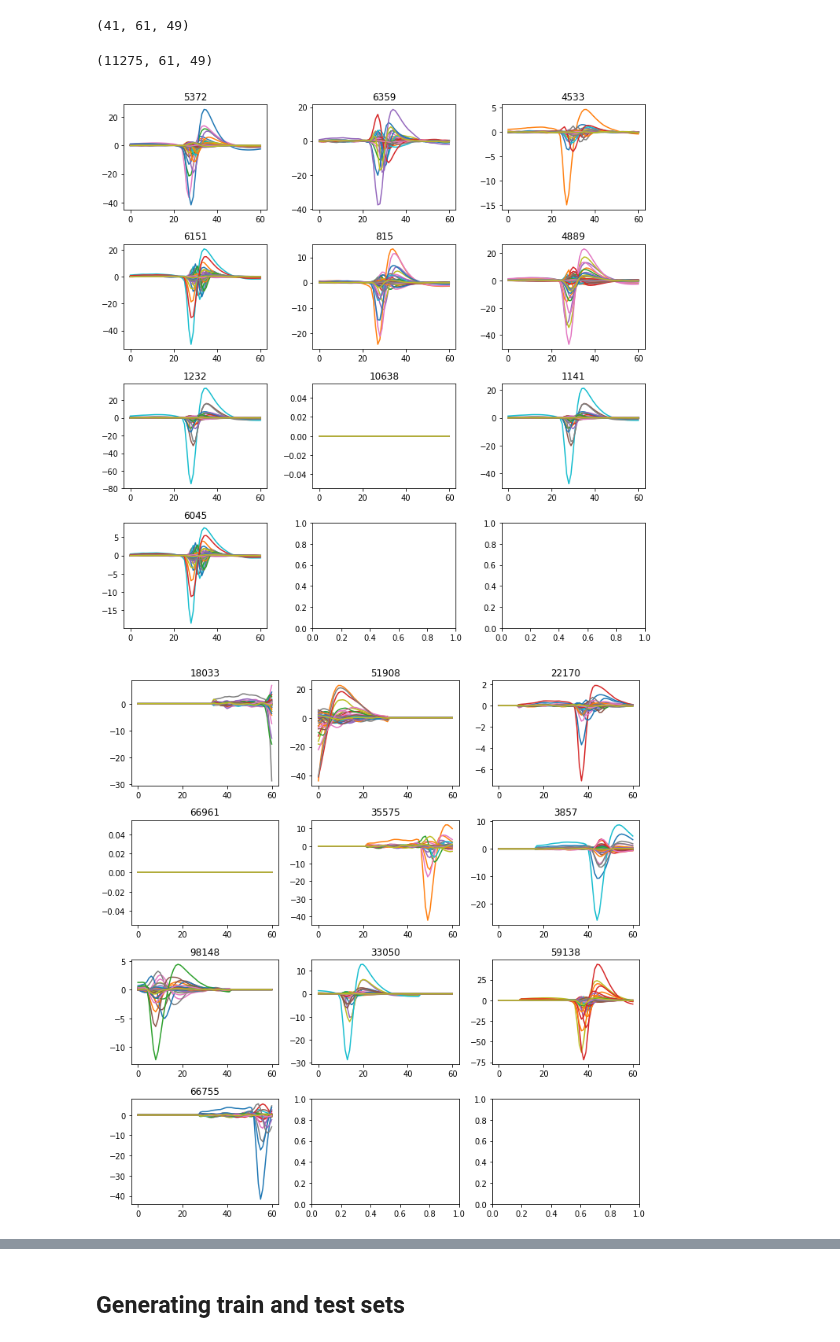
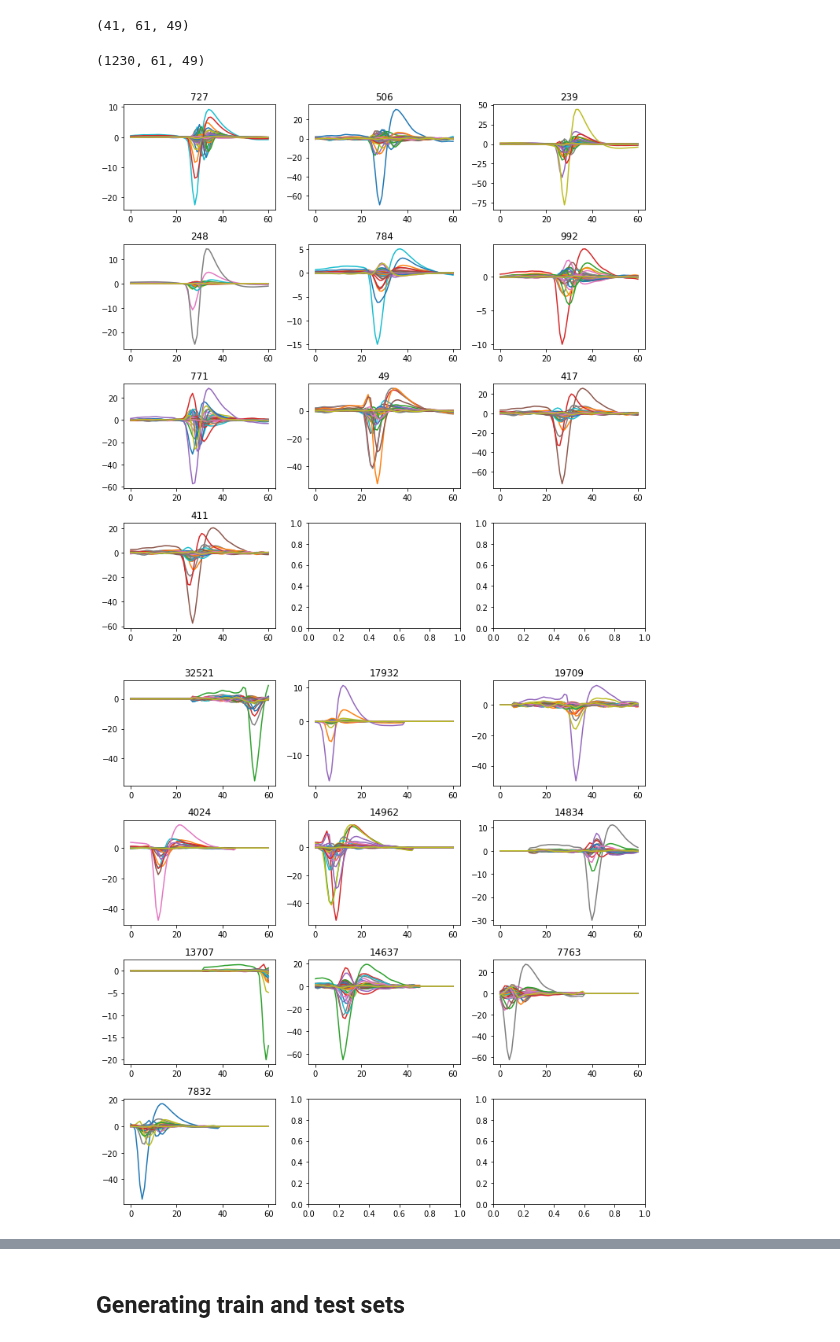
Before and after one commit to edublancas/yass-private, a Jupyter notebook: nnet/basic-denoise.ipynb, the cells around one changed output, grey strips where cells are left out. Drawn from its saved outputs; the diff is of its cells as text; code cells hidden in the pictures.

```diff
--- a/nnet/basic-denoise.ipynb
+++ b/nnet/basic-denoise.ipynb
@@ -119,33 +119,30 @@ templates.shape
 # %%
 min_amplitude = 5
 max_amplitude = 80
-n_per_template = 250
+n_clean_per_template = 30
 
 # this creates clean spikes where the main channel is always the first one
 x_clean = util.make_clean(templates, min_amplitude, max_amplitude,
-                          n_per_template)
-
-# TODO: add some zero signal to create examples when there is pure noise
-x_pure_noise = np.zeros((int(x_clean.shape[0] * 0.10), 61, 49))
+                          n_clean_per_template)
-# %%
-x_clean = np.concatenate((x_clean, x_pure_noise), axis=0)
 # %%
 n_spikes, waveform_length, n_neighbors = x_clean.shape
 # %%
 print(x_clean.shape)
 # %% [output]
-(11275, 61, 49)
+(1230, 61, 49)
 # %%
 selected = np.random.randint(n_spikes, size=10)
 # %%
 plot.grid_from_array(x_clean, axis=0, elements=selected,
                      figsize=(10, 10))
 # %% [output]
-[figure, old version]
+[figure, new version]
 # %%
 # make misaligned
-x_misaligned = util.make_temporally_misaligned(x_clean, n_per_spike=10,
+n_misaligned_per_clean = 30
+x_misaligned = util.make_temporally_misaligned(x_clean,
+                                               n_per_spike=n_misaligned_per_clean,
                                                multi=True)
 plot.grid_from_array(x_misaligned, axis=0, elements=10, figsize=(10, 10))
 # %% [output]
-[figure, old version]
+[figure, new version]
```
Also changed, not shown: parts of 26 cells of this notebook, 1 other file.
